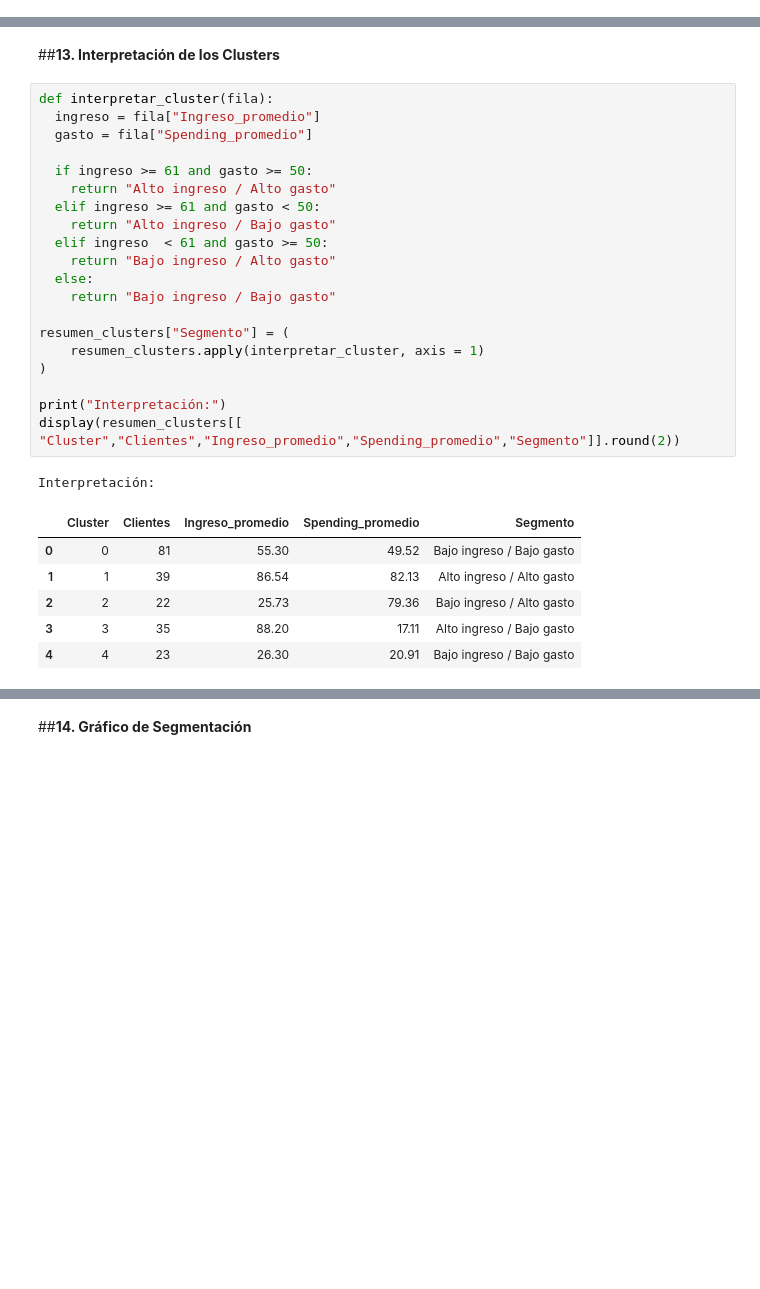
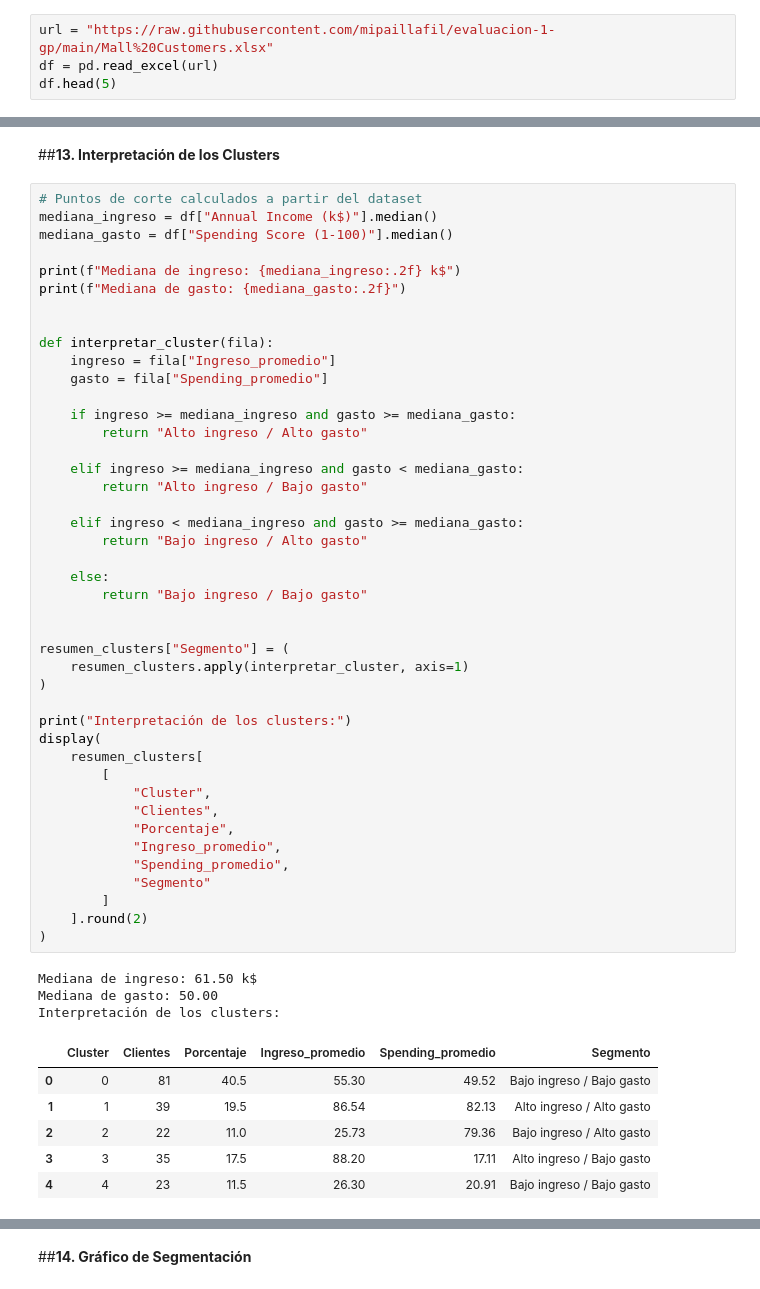
Before and after one commit to mipaillafil/evaluacion-1-gp, a Jupyter notebook: Mall_Customers.ipynb, the cells around one changed output, grey strips where cells are left out. Drawn from its saved outputs; the diff is of its cells as text; blank space fills up the shorter version.

```diff
--- a/Mall_Customers.ipynb
+++ b/Mall_Customers.ipynb
@@ -24,0 +18,4 @@ df.head(5)
+# %%
+url = "https://raw.githubusercontent.com/mipaillafil/evaluacion-1-gp/main/Mall%20Customers.xlsx"
+df = pd.read_excel(url)
+df.head(5)
@@ -434,30 +441,55 @@ El gráfico muestra diferencias en la distribución del estado civil entre los c
 # %% [markdown]
 ##**13. Interpretación de los Clusters**
 # %%
+# Puntos de corte calculados a partir del dataset
+mediana_ingreso = df["Annual Income (k$)"].median()
+mediana_gasto = df["Spending Score (1-100)"].median()
+
+print(f"Mediana de ingreso: {mediana_ingreso:.2f} k$")
+print(f"Mediana de gasto: {mediana_gasto:.2f}")
+
+
 def interpretar_cluster(fila):
-  ingreso = fila["Ingreso_promedio"]
-  gasto = fila["Spending_promedio"]
+    ingreso = fila["Ingreso_promedio"]
+    gasto = fila["Spending_promedio"]
 
-  if ingreso >= 61 and gasto >= 50:
-    return "Alto ingreso / Alto gasto"
-  elif ingreso >= 61 and gasto < 50:
-    return "Alto ingreso / Bajo gasto"
-  elif ingreso  < 61 and gasto >= 50:
-    return "Bajo ingreso / Alto gasto"
-  else:
-    return "Bajo ingreso / Bajo gasto"
+    if ingreso >= mediana_ingreso and gasto >= mediana_gasto:
+        return "Alto ingreso / Alto gasto"
+
+    elif ingreso >= mediana_ingreso and gasto < mediana_gasto:
+        return "Alto ingreso / Bajo gasto"
+
+    elif ingreso < mediana_ingreso and gasto >= mediana_gasto:
+        return "Bajo ingreso / Alto gasto"
+
+    else:
+        return "Bajo ingreso / Bajo gasto"
+
 
 resumen_clusters["Segmento"] = (
-    resumen_clusters.apply(interpretar_cluster, axis = 1)
+    resumen_clusters.apply(interpretar_cluster, axis=1)
 )
 
-print("Interpretación:")
-display(resumen_clusters[[ "Cluster","Clientes","Ingreso_promedio","Spending_promedio","Segmento"]].round(2))
+print("Interpretación de los clusters:")
+display(
+    resumen_clusters[
+        [
+            "Cluster",
+            "Clientes",
+            "Porcentaje",
+            "Ingreso_promedio",
+            "Spending_promedio",
+            "Segmento"
+        ]
+    ].round(2)
+)
 # %% [output]
-Interpretación:
+Mediana de ingreso: 61.50 k$
+Mediana de gasto: 50.00
+Interpretación de los clusters:
-|  | Cluster | Clientes | Ingreso_promedio | Spending_promedio | Segmento |
-| 0 | 0 | 81 | 55.30 | 49.52 | Bajo ingreso / Bajo gasto |
-| 1 | 1 | 39 | 86.54 | 82.13 | Alto ingreso / Alto gasto |
-| 2 | 2 | 22 | 25.73 | 79.36 | Bajo ingreso / Alto gasto |
-| 3 | 3 | 35 | 88.20 | 17.11 | Alto ingreso / Bajo gasto |
-| 4 | 4 | 23 | 26.30 | 20.91 | Bajo ingreso / Bajo gasto |
+|  | Cluster | Clientes | Porcentaje | Ingreso_promedio | Spending_promedio | Segmento |
+| 0 | 0 | 81 | 40.5 | 55.30 | 49.52 | Bajo ingreso / Bajo gasto |
+| 1 | 1 | 39 | 19.5 | 86.54 | 82.13 | Alto ingreso / Alto gasto |
+| 2 | 2 | 22 | 11.0 | 25.73 | 79.36 | Bajo ingreso / Alto gasto |
+| 3 | 3 | 35 | 17.5 | 88.20 | 17.11 | Alto ingreso / Bajo gasto |
+| 4 | 4 | 23 | 11.5 | 26.30 | 20.91 | Bajo ingreso / Bajo gasto |
```
Also changed, not shown: parts of 28 cells of this notebook.
